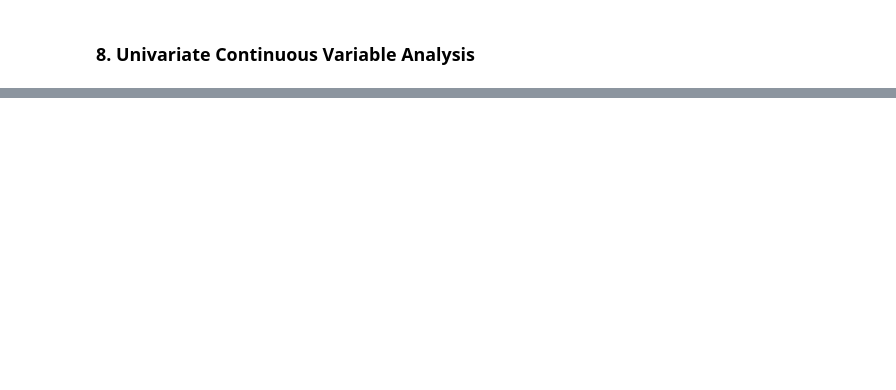
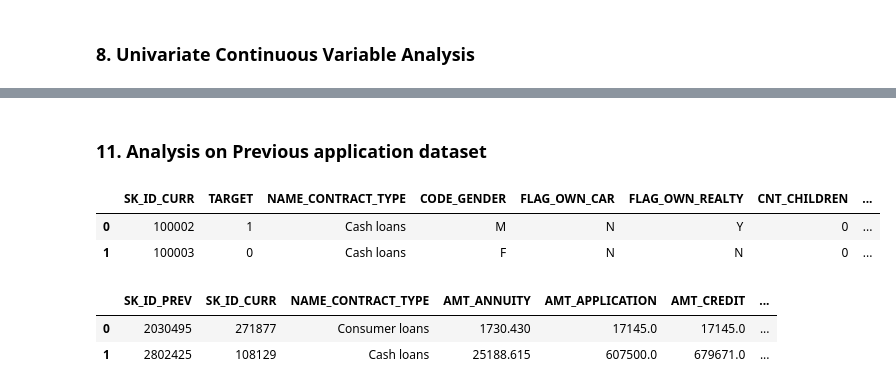
Before and after one commit to sainimi/mypythoncode, a Jupyter notebook: CreditEDA_v1.ipynb, the cells around one changed output, grey strips where cells are left out. Drawn from its saved outputs; the diff is of its cells as text; code cells hidden in the pictures; blank space fills up the shorter version.

```diff
--- a/CreditEDA_v1.ipynb
+++ b/CreditEDA_v1.ipynb
@@ -382,0 +442,14 @@ plt.show()
+# %% [markdown]
+### 11. Analysis on Previous application dataset
+# %%
+new_loan_application.head(2)
+# %% [output]
+|  | SK_ID_CURR | TARGET | NAME_CONTRACT_TYPE | CODE_GENDER | FLAG_OWN_CAR | FLAG_OWN_REALTY | CNT_CHILDREN | ... |
+| 0 | 100002 | 1 | Cash loans | M | N | Y | 0 | ... |
+| 1 | 100003 | 0 | Cash loans | F | N | N | 0 | ... |
+# %%
+pre_loan_application.head(2)
+# %% [output]
+|  | SK_ID_PREV | SK_ID_CURR | NAME_CONTRACT_TYPE | AMT_ANNUITY | AMT_APPLICATION | AMT_CREDIT | ... |
+| 0 | 2030495 | 271877 | Consumer loans | 1730.430 | 17145.0 | 17145.0 | ... |
+| 1 | 2802425 | 108129 | Cash loans | 25188.615 | 607500.0 | 679671.0 | ... |
```
Also changed, not shown: parts of 14 cells of this notebook.
